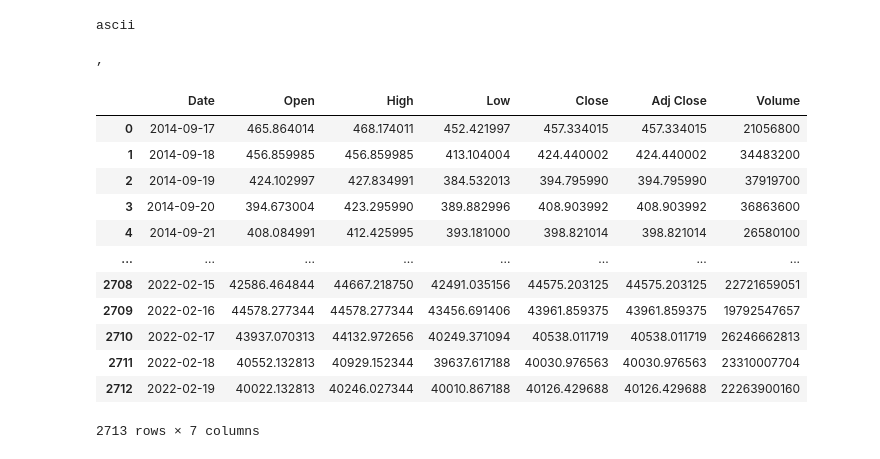
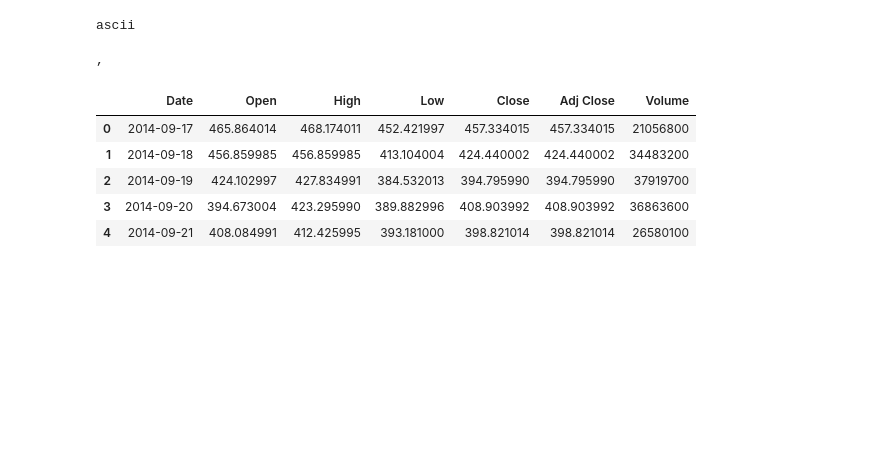
Before and after one commit to GabrielSYS/Cryptocurrency, a Jupyter notebook: crypto.ipynb, the cells around one changed output. Drawn from its saved outputs; the diff is of its cells as text; code cells hidden in the pictures; blank space fills up the shorter version.

```diff
--- a/crypto.ipynb
+++ b/crypto.ipynb
@@ -29,19 +36,12 @@ print(delimiter)
 # %%
 import pandas as pd
 
 df = pd.read_csv('BTC-USD.csv', encoding='ascii', delimiter=',')
-df
+df.head()
 # %% [output]
 |  | Date | Open | High | Low | Close | Adj Close | Volume |
 | 0 | 2014-09-17 | 465.864014 | 468.174011 | 452.421997 | 457.334015 | 457.334015 | 21056800 |
 | 1 | 2014-09-18 | 456.859985 | 456.859985 | 413.104004 | 424.440002 | 424.440002 | 34483200 |
 | 2 | 2014-09-19 | 424.102997 | 427.834991 | 384.532013 | 394.795990 | 394.795990 | 37919700 |
 | 3 | 2014-09-20 | 394.673004 | 423.295990 | 389.882996 | 408.903992 | 408.903992 | 36863600 |
 | 4 | 2014-09-21 | 408.084991 | 412.425995 | 393.181000 | 398.821014 | 398.821014 | 26580100 |
-| ... | ... | ... | ... | ... | ... | ... | ... |
-| 2708 | 2022-02-15 | 42586.464844 | 44667.218750 | 42491.035156 | 44575.203125 | 44575.203125 | 22721659051 |
-| 2709 | 2022-02-16 | 44578.277344 | 44578.277344 | 43456.691406 | 43961.859375 | 43961.859375 | 19792547657 |
-| 2710 | 2022-02-17 | 43937.070313 | 44132.972656 | 40249.371094 | 40538.011719 | 40538.011719 | 26246662813 |
-| 2711 | 2022-02-18 | 40552.132813 | 40929.152344 | 39637.617188 | 40030.976563 | 40030.976563 | 23310007704 |
-| 2712 | 2022-02-19 | 40022.132813 | 40246.027344 | 40010.867188 | 40126.429688 | 40126.429688 | 22263900160 |
-2713 rows × 7 columns
```
Also changed, not shown: parts of 23 cells of this notebook.
